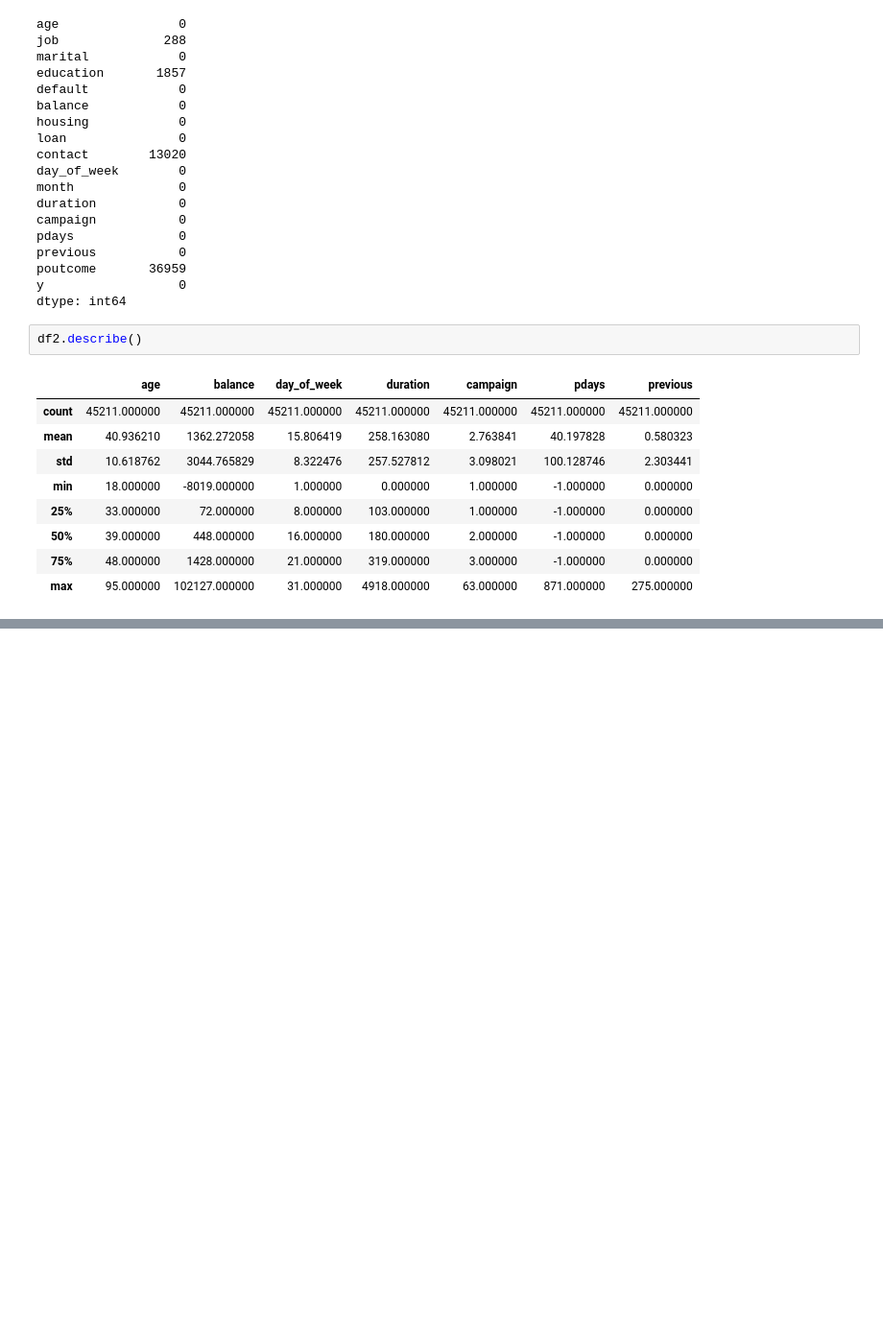
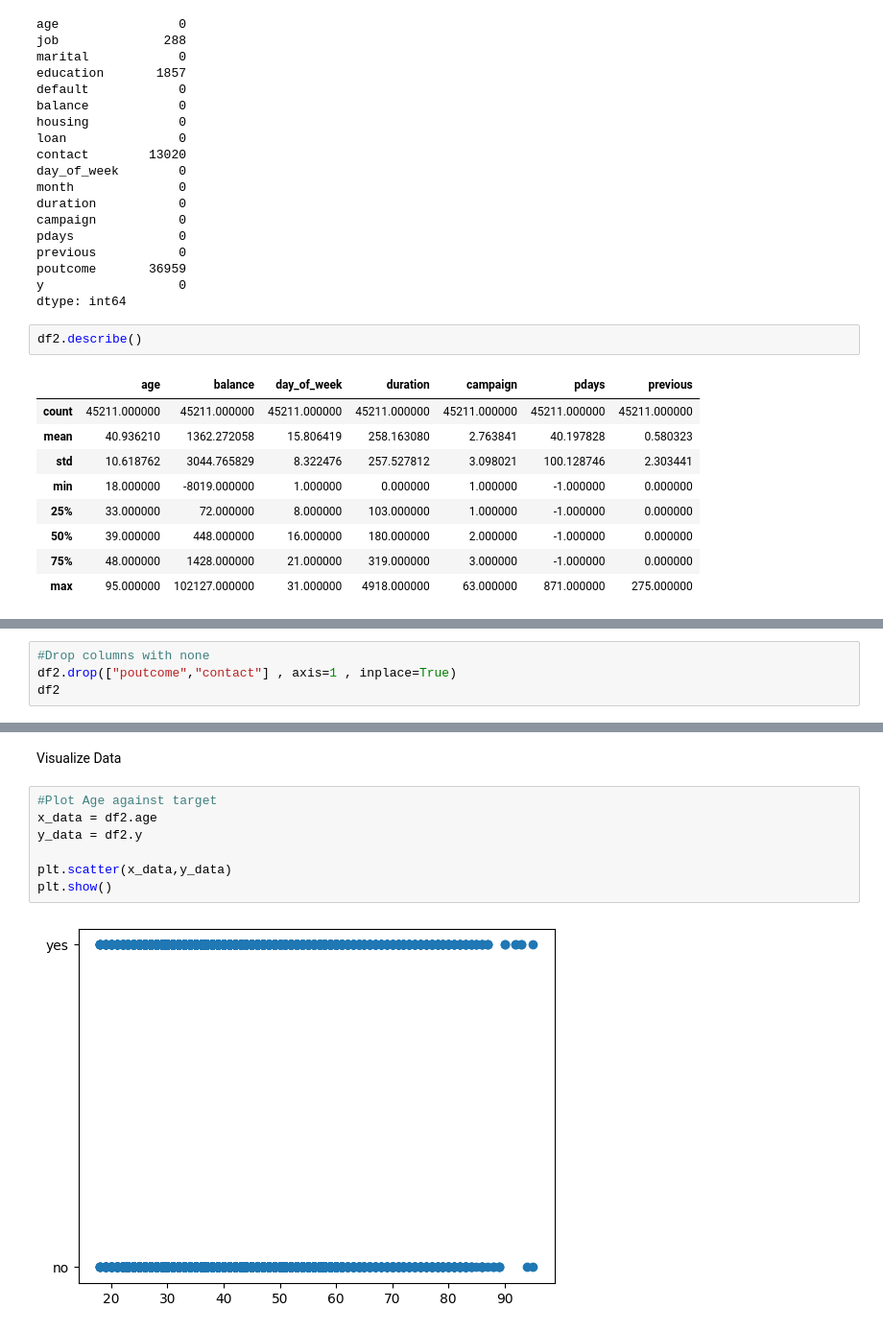
Before and after one commit to Mazly2004/ML-pipeline-bankMarketing, a Jupyter notebook: main.ipynb, the cells around one changed output, grey strips where cells are left out. Shown at 96% size. Drawn from its saved outputs; the diff is of its cells as text; blank space fills up the shorter version.

```diff
--- a/main.ipynb
+++ b/main.ipynb
@@ -201,0 +243,4 @@ df2.describe()
+# %%
+#Drop columns with none
+df2.drop(["poutcome","contact"] , axis=1 , inplace=True)
+df2
@@ -201,0 +332,11 @@ df2.describe()
+# %% [markdown]
+Visualize Data
+# %%
+#Plot Age against target
+x_data = df2.age
+y_data = df2.y
+
+plt.scatter(x_data,y_data)
+plt.show()
+# %% [output]
+[figure, added]
```
Also changed, not shown: parts of 19 cells of this notebook, 1 other file.
